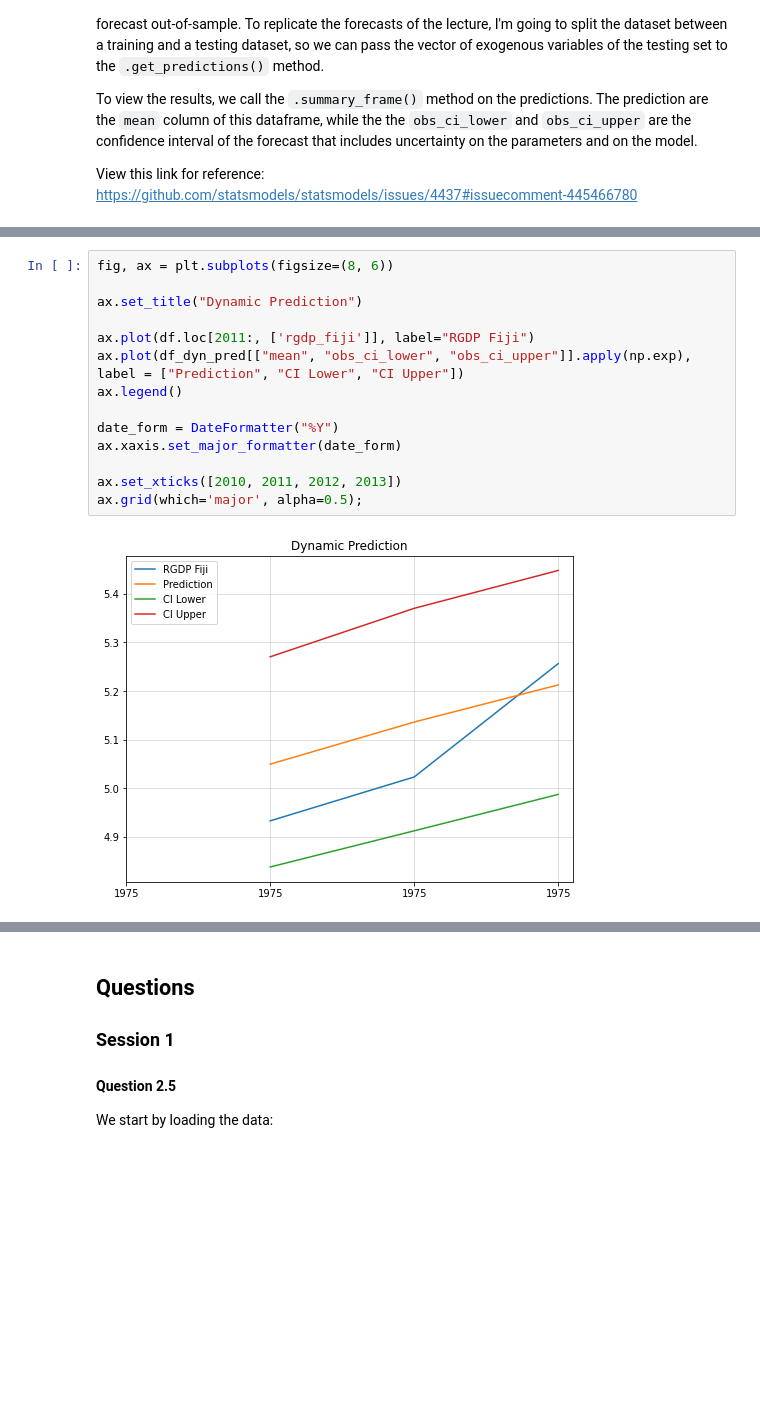
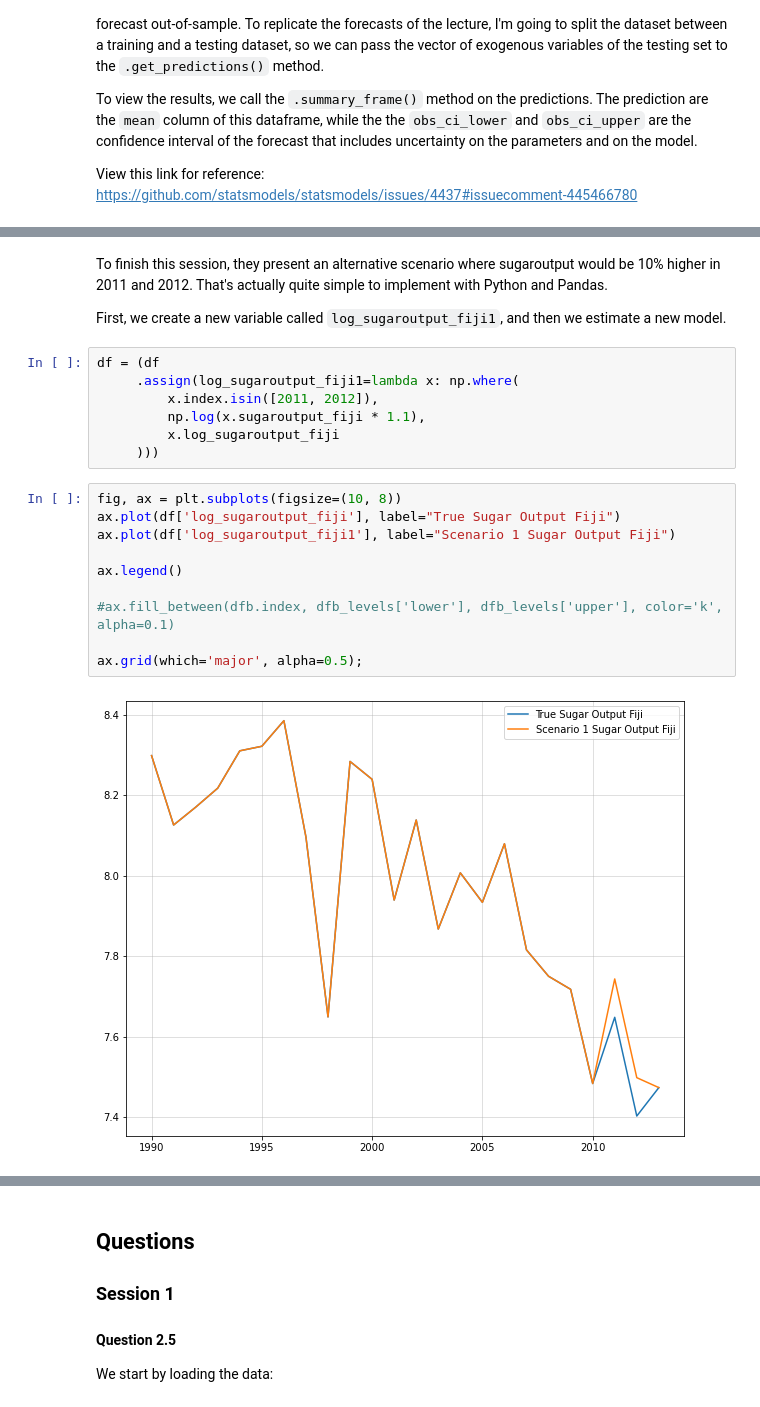
Before and after one commit to joaomacalos/imfx-python, a Jupyter notebook: m2-lectures.ipynb, the cells around one changed output, grey strips where cells are left out. Cells and saved outputs as stored; diff of their text form; blank space fills up the shorter version.

Commit message:
end session 2

```diff
--- a/m2-lectures.ipynb
+++ b/m2-lectures.ipynb
@@ -342,16 +409,23 @@ df_dyn_pred[["mean", "obs_ci_lower", "obs_ci_upper"]].apply(np.exp)
+# %% [markdown]
+To finish this session, they present an alternative scenario where sugaroutput would be 10% higher in 2011 and 2012. That's actually quite simple to implement with Python and Pandas.
+
+First, we create a new variable called `log_sugaroutput_fiji1`, and then we estimate a new model.
+# %%
+df = (df
+     .assign(log_sugaroutput_fiji1=lambda x: np.where(
+         x.index.isin([2011, 2012]),
+         np.log(x.sugaroutput_fiji * 1.1),
+         x.log_sugaroutput_fiji
+     )))
 # %%
-fig, ax = plt.subplots(figsize=(8, 6))
+fig, ax = plt.subplots(figsize=(10, 8))
+ax.plot(df['log_sugaroutput_fiji'], label="True Sugar Output Fiji")
+ax.plot(df['log_sugaroutput_fiji1'], label="Scenario 1 Sugar Output Fiji")
 
-ax.set_title("Dynamic Prediction")
-
-ax.plot(df.loc[2011:, ['rgdp_fiji']], label="RGDP Fiji")
-ax.plot(df_dyn_pred[["mean", "obs_ci_lower", "obs_ci_upper"]].apply(np.exp), label = ["Prediction", "CI Lower", "CI Upper"])
 ax.legend()
 
-date_form = DateFormatter("%Y")
-ax.xaxis.set_major_formatter(date_form)
+#ax.fill_between(dfb.index, dfb_levels['lower'], dfb_levels['upper'], color='k', alpha=0.1)
 
-ax.set_xticks([2010, 2011, 2012, 2013])
 ax.grid(which='major', alpha=0.5);
 # %% [output]
-[figure, old version]
+[figure, new version]
```
Also changed, not shown: parts of 39 cells of this notebook, 2 other files.
